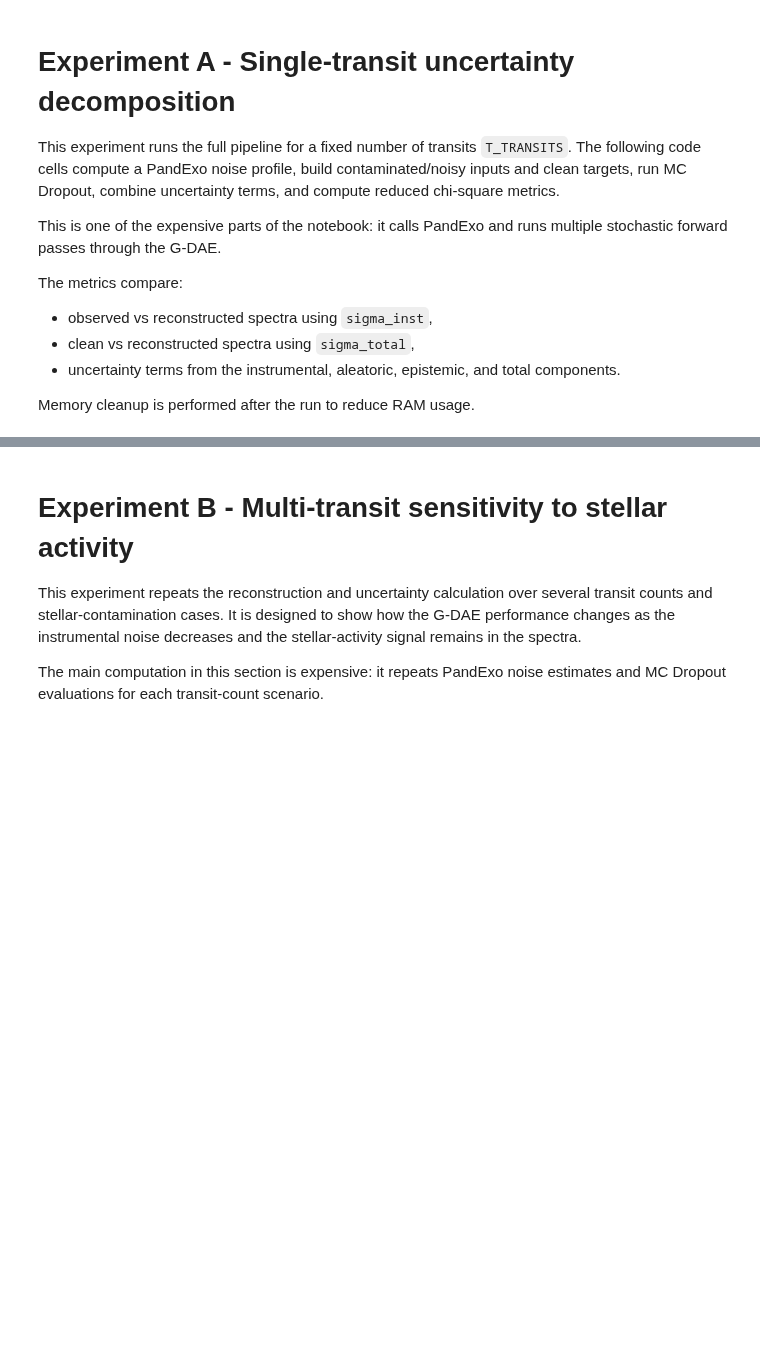
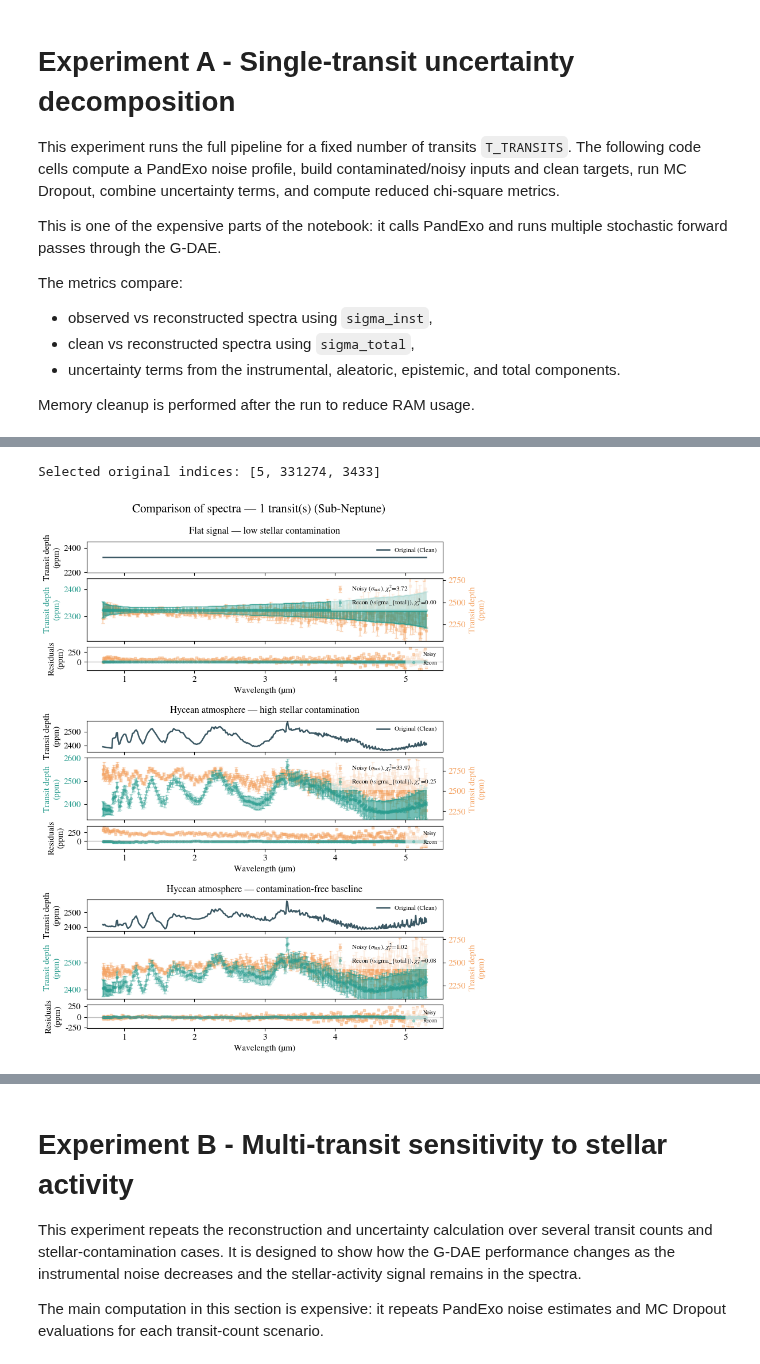
Before and after one commit to D4san/gdaespec, a Jupyter notebook: training-and-experiments/Sub_Neptune_Atmosphere/04_G-DAE_Evaluation.ipynb, the cells around one changed output, grey strips where cells are left out. Cells and saved outputs as stored; diff of their text form; code cells hidden in the pictures; blank space fills up the shorter version.

```diff
--- a/training-and-experiments/Sub_Neptune_Atmosphere/04_G-DAE_Evaluation.ipynb
+++ b/training-and-experiments/Sub_Neptune_Atmosphere/04_G-DAE_Evaluation.ipynb
@@ -1205,7 +1251,7 @@ def _compute_offsets() -> tuple[int, int, int]:
     return n_rep_p, n_rep_f, offset_flats
 
 
-def create_plot_with_your_style(uncertainty_type: str) -> None:
+def create_plot_independent_axes(uncertainty_type: str) -> None:
     """
     Plot three randomly selected regimes with a 3-panel layout per regime:
       1) Clean spectrum
@@ -1235,15 +1281,15 @@ def create_plot_with_your_style(uncertainty_type: str) -> None:
 
     n_rep_p, n_rep_f, offset_flats = _compute_offsets()
 
-    cand_flat = flat_contam[
-        (flat_contam["f_fac"] == 0.133) & (flat_contam["f_spot"] == 0.1)
-    ].index
-    cand_high = k2_18b_contam[
-        (k2_18b_contam["f_fac"] == 0.400) & (k2_18b_contam["f_spot"] == 0.3)
-    ].index
-    cand_none = k2_18b_contam[
-        (k2_18b_contam["f_fac"] == 0.0) & (k2_18b_contam["f_spot"] == 0.0)
-    ].index
+    cand_flat = np.flatnonzero(
+        ((flat_contam["f_fac"] == 0.133) & (flat_contam["f_spot"] == 0.1)).to_numpy()
+    )
+    cand_high = np.flatnonzero(
+        ((k2_18b_contam["f_fac"] == 0.400) & (k2_18b_contam["f_spot"] == 0.3)).to_numpy()
+    )
+    cand_none = np.flatnonzero(
+        ((k2_18b_contam["f_fac"] == 0.0) & (k2_18b_contam["f_spot"] == 0.0)).to_numpy()
+    )
 
     idx_flat = int(np.random.choice(cand_flat))
     idx_high = int(np.random.choice(cand_high))
@@ -1465,35 +1511,38 @@ def create_plot_with_your_style(uncertainty_type: str) -> None:
         ax_resid.set_xlabel("Wavelength (µm)", fontsize=11)
         ax_resid.legend(
             fontsize=7,
             loc="upper right",
             frameon=True,
             fancybox=True,
             facecolor="white",
             edgecolor="none",
             framealpha=0.65,
         )
 
     transit_text = (
-        f"{T_TRANSITS} transit(s)" if "T_TRANSITS" in globals() else "transits"
+        f"{N_TRANSITS} transit(s)" if "N_TRANSITS" in globals() else "transits"
     )
     fig.suptitle(
         f"Comparison of spectra — {transit_text} (Sub-Neptune)",
         fontsize=15,
         y=0.94,
     )
     plt.tight_layout(rect=[0, 0.03, 1, 0.95])
 
     os.makedirs("plots", exist_ok=True)
     out_base = (
         f"plots/exp0-final_style-RANDOM-IndependentAxes-"
         f"{uncertainty_type}_uq"
     )
     #plt.savefig(f"{out_base}.png", dpi=300, bbox_inches="tight")
     #print(f">>> Saved plot: {out_base}.png")
     plt.show()
 
 
-create_plot_with_your_style(uncertainty_type="total")
+create_plot_independent_axes(uncertainty_type="total")
+# %% [output]
+Selected original indices: [5, 331274, 3433]
+[figure, added]
 # %%
 from matplotlib.gridspec import GridSpec
 from matplotlib.ticker import ScalarFormatter
```
Also changed, not shown: parts of 23 cells of this notebook, 10 other files.
